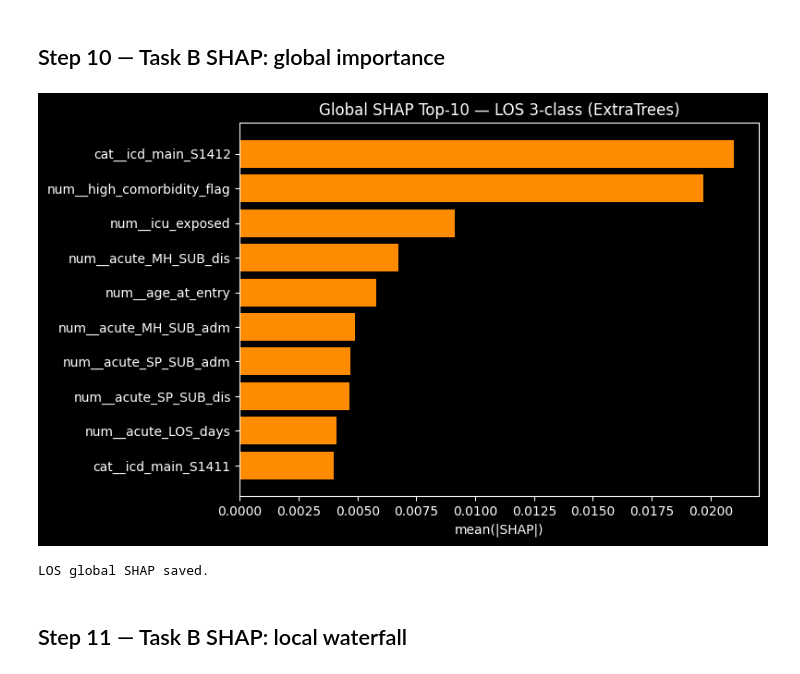
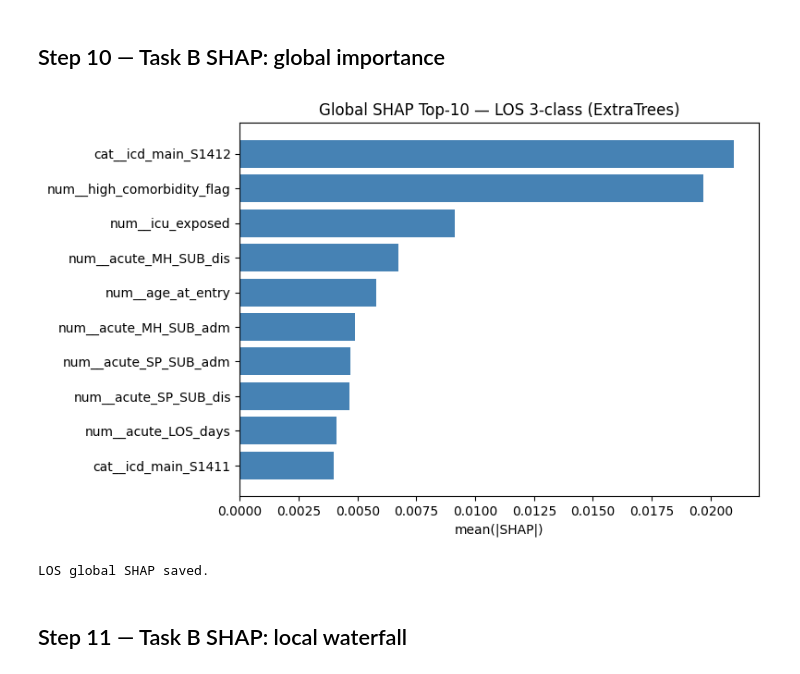
Before and after one commit to kent-design1/Smart_Rehab, a Jupyter notebook: paper1_reproducibility.ipynb, the cells around one changed output. Saved outputs shown, nothing was run; the diff lists cells and outputs as text; code cells hidden in the pictures.

```diff
--- a/paper1_reproducibility.ipynb
+++ b/paper1_reproducibility.ipynb
@@ -69,7 +69,7 @@ All parameters are set here. Update `INPUT_PATH` to point to your local copy of
 # %%
 # Path to input data — update this to your local file location
 INPUT_PATH  = 'ML_Ready.xlsx'
-OUT_DIR     = 'Interpretable Stratification of Functional Outcome  # and Rehabilitation Length of Stay at Admission'
+OUT_DIR     = 'model_outputs_paper1'
 os.makedirs(OUT_DIR, exist_ok=True)
 
 # Reproducibility seed and split ratio
@@ -492,6 +492,7 @@ if SHAP_OK:
     ax.set_title(f'Global SHAP Top-10 — SCIM 3-class ({best_A_name})')
     plt.tight_layout()
     plt.savefig(os.path.join(A_out, 'SCIM_3class_shap_global_bar.png'), dpi=200)
+    plt.style.use('default')
     plt.show()
     df_shap_A.to_excel(os.path.join(A_out, 'SCIM_3class_shap_top10.xlsx'), index=False)
     print('SCIM global SHAP saved.')
@@ -673,35 +674,36 @@ Best LOS model: ExtraTrees  Acc=0.522
 # %%
 if SHAP_OK:
     pre_B        = best_B_pipe.named_steps['pre']
     model_B      = best_B_pipe.named_steps['m']
     feat_names_B = get_feature_names(pre_B)
 
     X_shap_B = XB_te.sample(min(SHAP_MAX_SAMPLES, len(XB_te)), random_state=RANDOM_STATE)
     X_enc_B  = pre_B.transform(X_shap_B)
     sv_B, _  = run_shap(model_B, X_enc_B)
 
     if isinstance(sv_B, list):
         global_imp_B = np.mean(
             np.vstack([np.mean(np.abs(s), axis=0) for s in sv_B]), axis=0)
     else:
         global_imp_B = np.mean(np.abs(sv_B), axis=(0, 2))
 
     df_shap_B = (pd.DataFrame({'feature': feat_names_B, 'mean_abs_shap': global_imp_B})
                  .sort_values('mean_abs_shap', ascending=False).head(10))
 
     fig, ax = plt.subplots(figsize=(8, 5))
-    ax.barh(df_shap_B['feature'][::-1], df_shap_B['mean_abs_shap'][::-1], color='darkorange')
+    ax.barh(df_shap_B['feature'][::-1], df_shap_B['mean_abs_shap'][::-1], color='steelblue')
     ax.set_xlabel('mean(|SHAP|)')
     ax.set_title(f'Global SHAP Top-10 — LOS 3-class ({best_B_name})')
     plt.tight_layout()
     plt.savefig(os.path.join(B_out, 'LOS_3class_shap_global_bar.png'), dpi=200)
+    plt.style.use('default')
     plt.show()
     df_shap_B.to_excel(os.path.join(B_out, 'LOS_3class_shap_top10.xlsx'), index=False)
     print('LOS global SHAP saved.')
 else:
     print('SHAP not available.')
 # %% [output]
-[figure, old version]
+[figure, new version]
 LOS global SHAP saved.
 # %% [markdown]
 ## Step 11 — Task B SHAP: local waterfall
```
Also changed, not shown: parts of 8 cells of this notebook.
